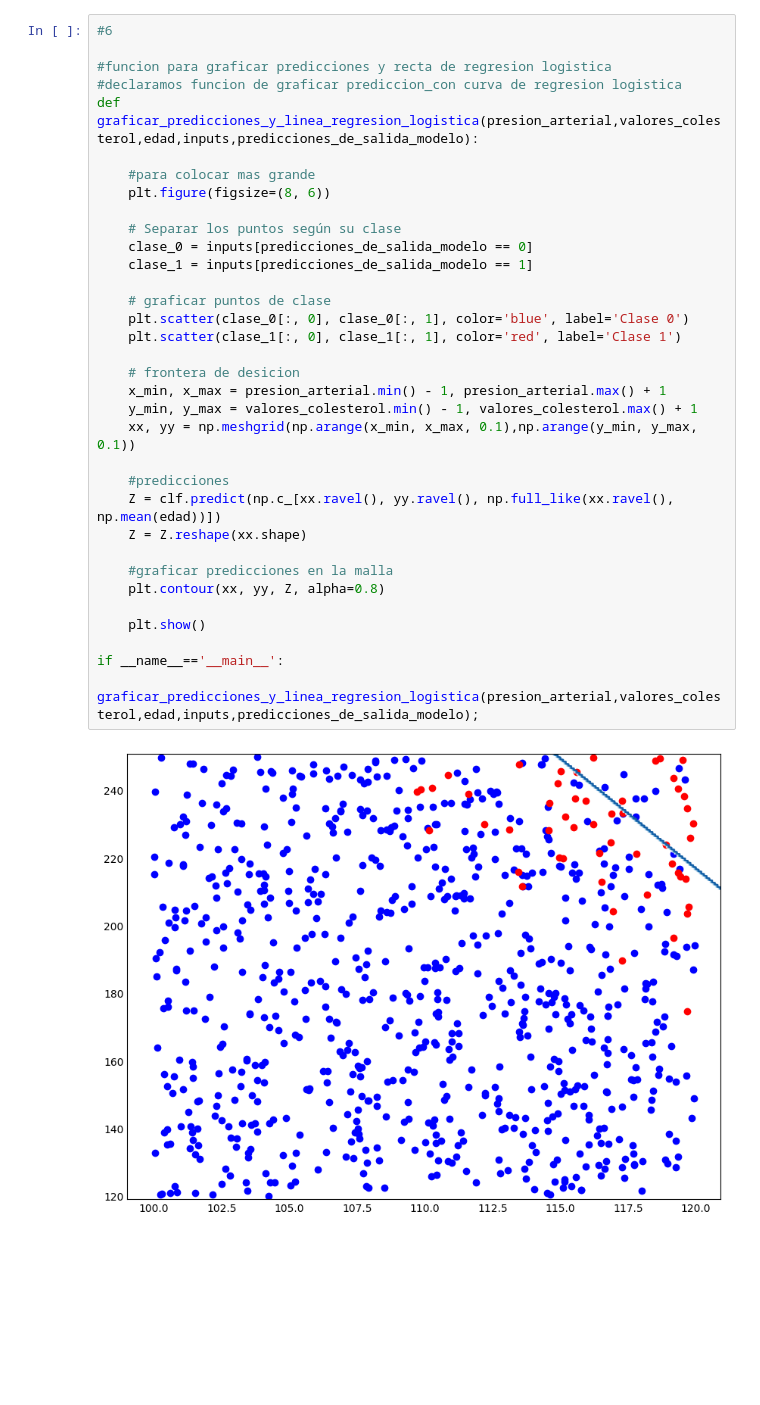
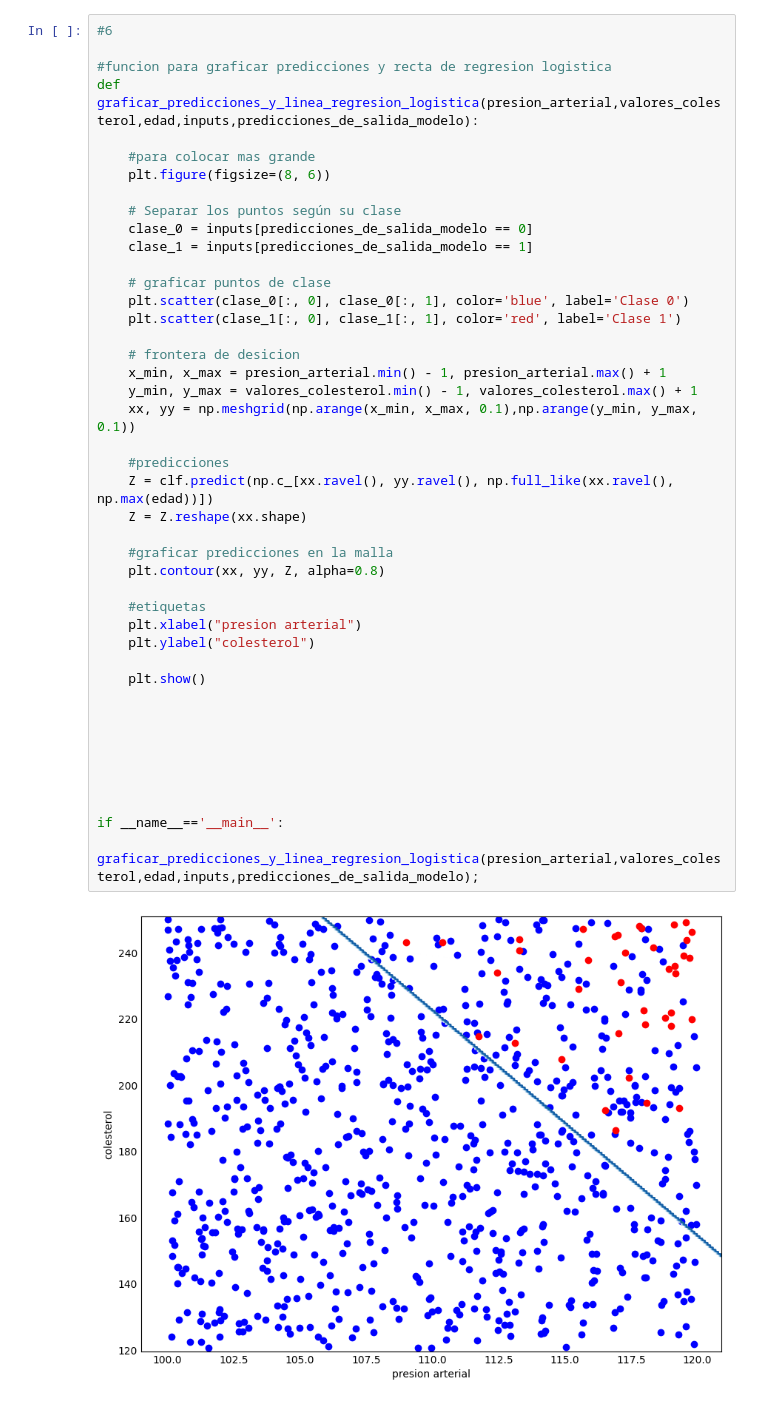
Before and after one commit to angelldavidd/IAIC, a Jupyter notebook: Practica_2_regresion_logistica/practica_2.ipynb, the cells around one changed output. Cells and saved outputs as stored; diff of their text form; blank space fills up the shorter version.

```diff
--- a/Practica_2_regresion_logistica/practica_2.ipynb
+++ b/Practica_2_regresion_logistica/practica_2.ipynb
@@ -150,38 +150,47 @@ if __name__=='__main__':
 #6
 
 #funcion para graficar predicciones y recta de regresion logistica
-#declaramos funcion de graficar prediccion_con curva de regresion logistica
 def graficar_predicciones_y_linea_regresion_logistica(presion_arterial,valores_colesterol,edad,inputs,predicciones_de_salida_modelo):
 
     #para colocar mas grande
     plt.figure(figsize=(8, 6))
 
     # Separar los puntos según su clase
     clase_0 = inputs[predicciones_de_salida_modelo == 0]
     clase_1 = inputs[predicciones_de_salida_modelo == 1]
 
     # graficar puntos de clase
     plt.scatter(clase_0[:, 0], clase_0[:, 1], color='blue', label='Clase 0')
     plt.scatter(clase_1[:, 0], clase_1[:, 1], color='red', label='Clase 1')
 
     # frontera de desicion
     x_min, x_max = presion_arterial.min() - 1, presion_arterial.max() + 1
     y_min, y_max = valores_colesterol.min() - 1, valores_colesterol.max() + 1
     xx, yy = np.meshgrid(np.arange(x_min, x_max, 0.1),np.arange(y_min, y_max, 0.1))
 
     #predicciones
-    Z = clf.predict(np.c_[xx.ravel(), yy.ravel(), np.full_like(xx.ravel(), np.mean(edad))])
+    Z = clf.predict(np.c_[xx.ravel(), yy.ravel(), np.full_like(xx.ravel(), np.max(edad))])
     Z = Z.reshape(xx.shape)
 
     #graficar predicciones en la malla
     plt.contour(xx, yy, Z, alpha=0.8)
 
+    #etiquetas
+    plt.xlabel("presion arterial")
+    plt.ylabel("colesterol")
+
     plt.show()
+
+
+
+
+
+
 
 if __name__=='__main__':
     graficar_predicciones_y_linea_regresion_logistica(presion_arterial,valores_colesterol,edad,inputs,predicciones_de_salida_modelo);
 # %% [output]
-[figure, old version]
+[figure, new version]
 # %%
 # 7) generar regresion para 500 nuevas instancias
 
```
Also changed, not shown: parts of 5 cells of this notebook.
